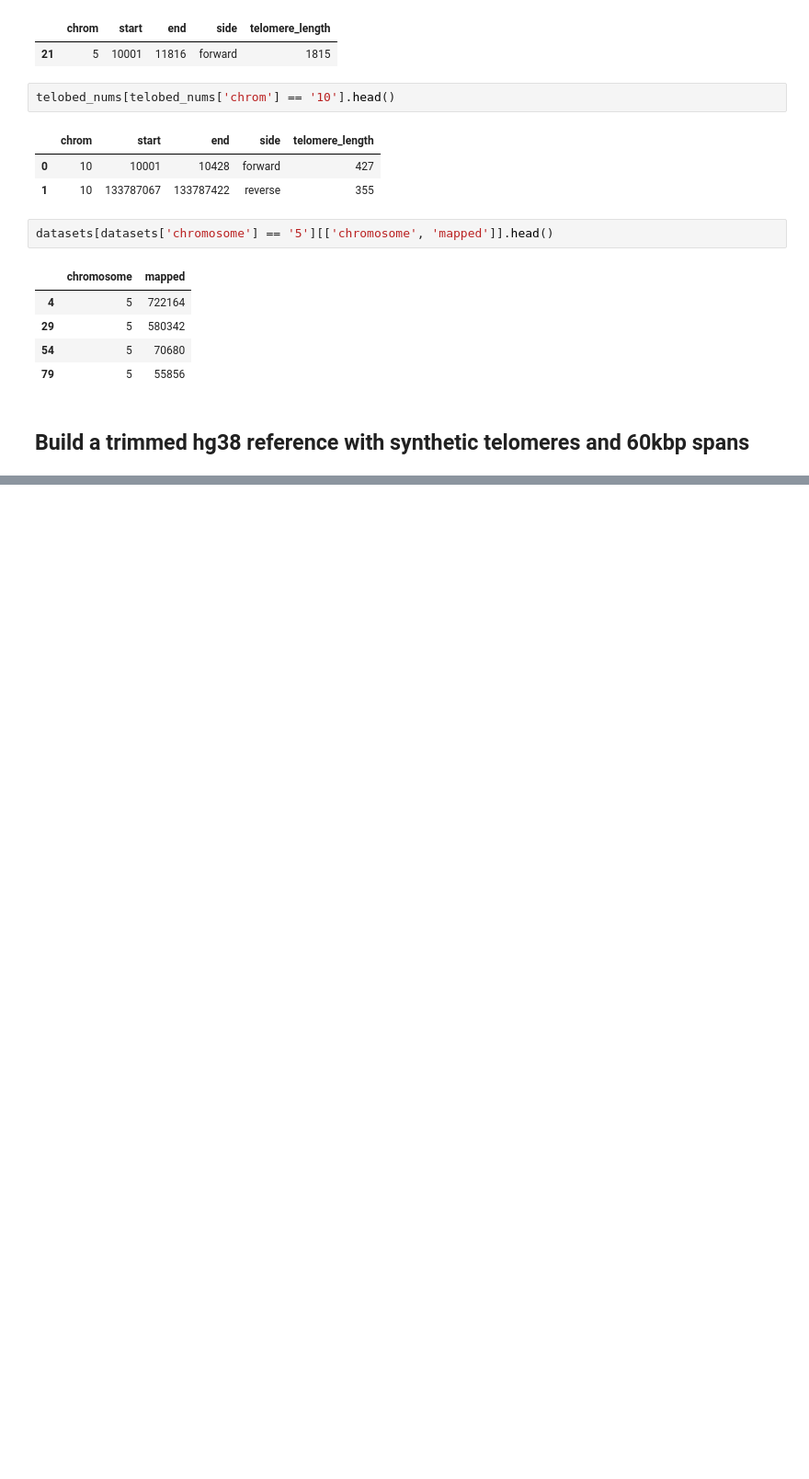
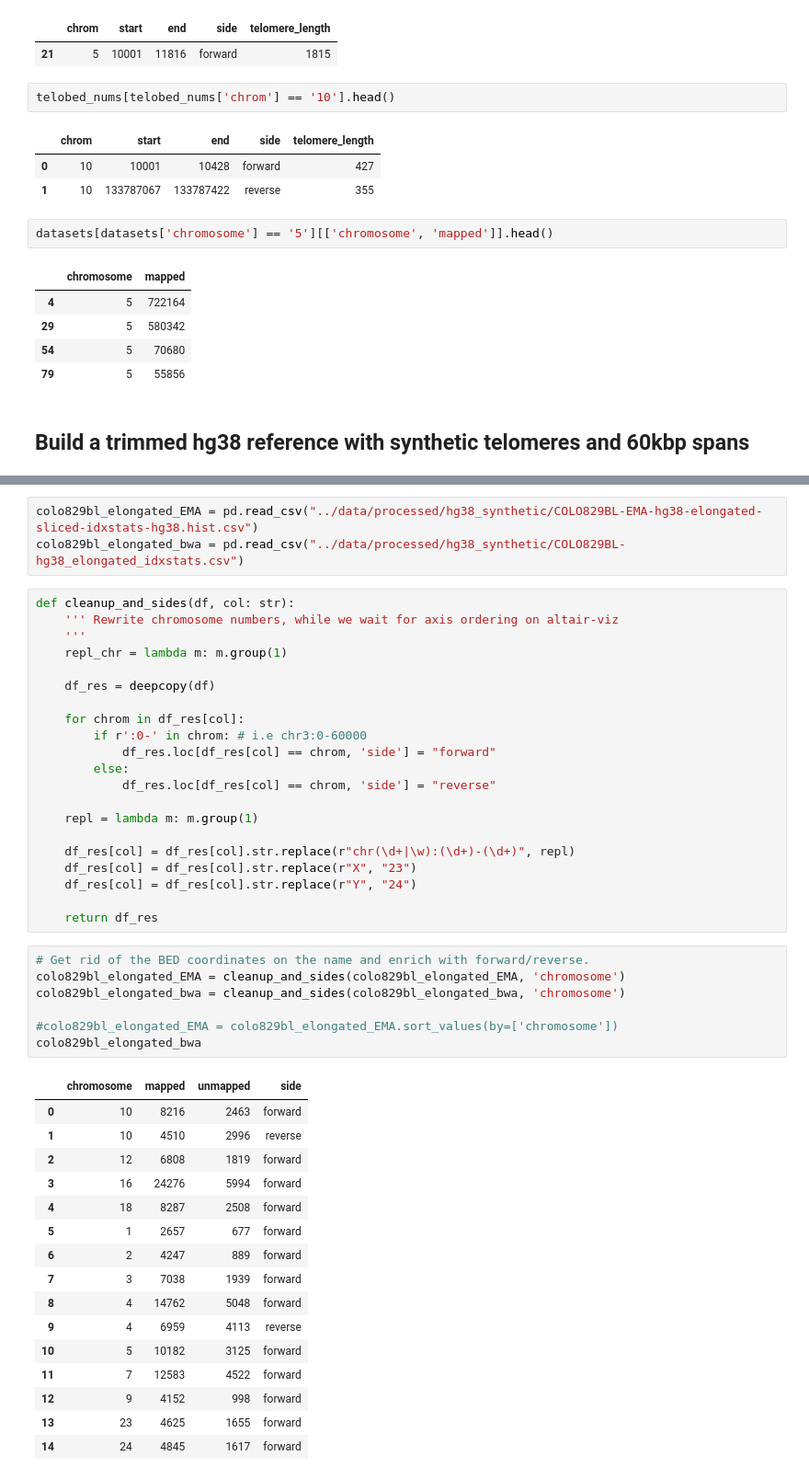
Before and after one commit to umccr/10x, a Jupyter notebook: telomeres/notebooks/counts.ipynb, the cells around one changed output, grey strips where cells are left out. Shown at 92% size. Drawn from its saved outputs; the diff is of its cells as text; blank space fills up the shorter version.

```diff
--- a/telomeres/notebooks/counts.ipynb
+++ b/telomeres/notebooks/counts.ipynb
@@ -446,0 +436,48 @@ You should consider upgrading via the 'pip install --upgrade pip' command.
+# %%
+colo829bl_elongated_EMA = pd.read_csv("../data/processed/hg38_synthetic/COLO829BL-EMA-hg38-elongated-sliced-idxstats-hg38.hist.csv")
+colo829bl_elongated_bwa = pd.read_csv("../data/processed/hg38_synthetic/COLO829BL-hg38_elongated_idxstats.csv")
+# %%
+def cleanup_and_sides(df, col: str):
+    ''' Rewrite chromosome numbers, while we wait for axis ordering on altair-viz
+    '''
+    repl_chr = lambda m: m.group(1)
+
+    df_res = deepcopy(df)
+
+    for chrom in df_res[col]:
+        if r':0-' in chrom: # i.e chr3:0-60000
+            df_res.loc[df_res[col] == chrom, 'side'] = "forward"
+        else:
+            df_res.loc[df_res[col] == chrom, 'side'] = "reverse"
+
+    repl = lambda m: m.group(1)
+
+    df_res[col] = df_res[col].str.replace(r"chr(\d+|\w):(\d+)-(\d+)", repl)
+    df_res[col] = df_res[col].str.replace(r"X", "23")
+    df_res[col] = df_res[col].str.replace(r"Y", "24")
+
+    return df_res
+# %%
+# Get rid of the BED coordinates on the name and enrich with forward/reverse.
+colo829bl_elongated_EMA = cleanup_and_sides(colo829bl_elongated_EMA, 'chromosome')
+colo829bl_elongated_bwa = cleanup_and_sides(colo829bl_elongated_bwa, 'chromosome')
+
+#colo829bl_elongated_EMA = colo829bl_elongated_EMA.sort_values(by=['chromosome'])
+colo829bl_elongated_bwa
+# %% [output]
+|  | chromosome | mapped | unmapped | side |
+| 0 | 10 | 8216 | 2463 | forward |
+| 1 | 10 | 4510 | 2996 | reverse |
+| 2 | 12 | 6808 | 1819 | forward |
+| 3 | 16 | 24276 | 5994 | forward |
+| 4 | 18 | 8287 | 2508 | forward |
+| 5 | 1 | 2657 | 677 | forward |
+| 6 | 2 | 4247 | 889 | forward |
+| 7 | 3 | 7038 | 1939 | forward |
+| 8 | 4 | 14762 | 5048 | forward |
+| 9 | 4 | 6959 | 4113 | reverse |
+| 10 | 5 | 10182 | 3125 | forward |
+| 11 | 7 | 12583 | 4522 | forward |
+| 12 | 9 | 4152 | 998 | forward |
+| 13 | 23 | 4625 | 1655 | forward |
+| 14 | 24 | 4845 | 1617 | forward |
```
Also changed, not shown: parts of 5 cells of this notebook, 2 other files.
